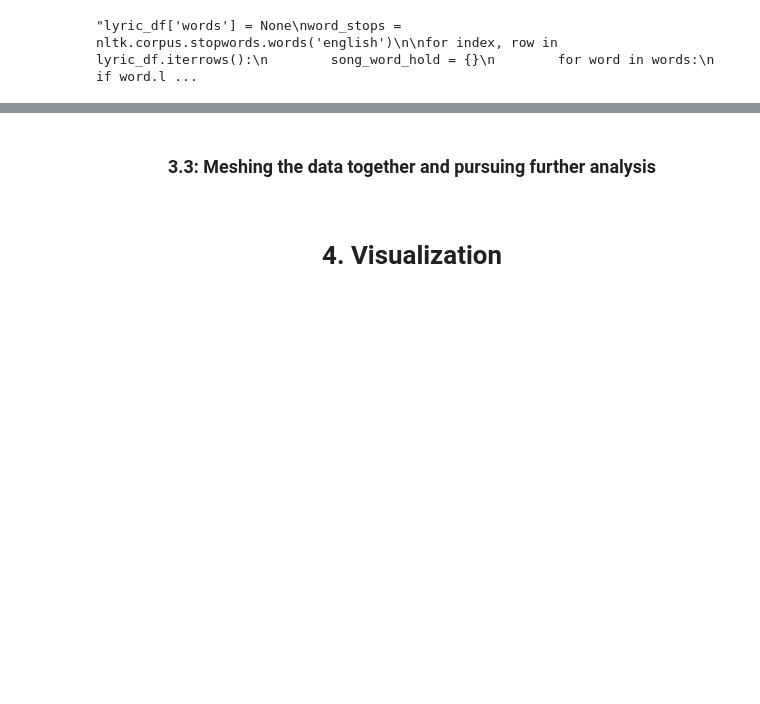
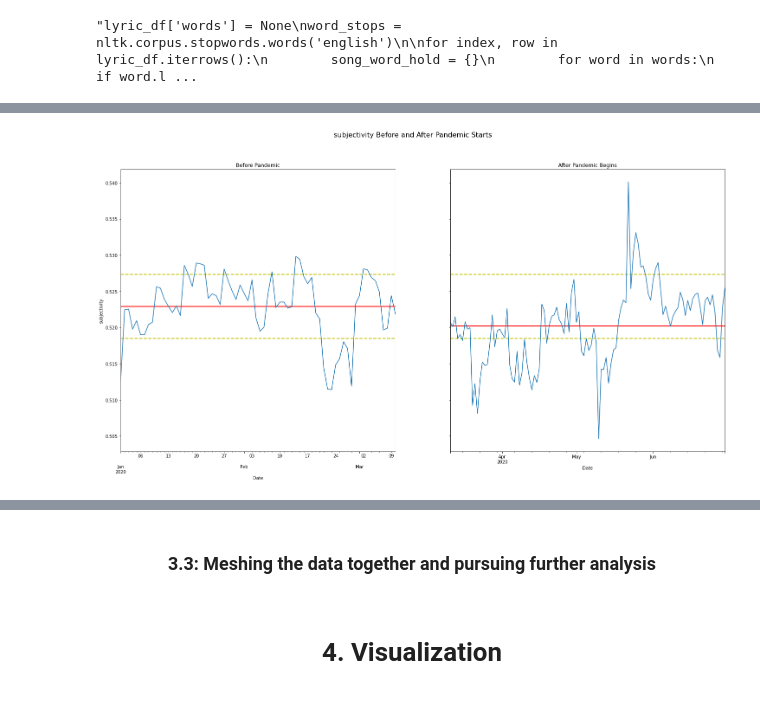
Before and after one commit to M-Sender/CS-Capstone, a Jupyter notebook: code/max.ipynb, the cells around one changed output, grey strips where cells are left out. Cells and saved outputs as stored; diff of their text form; code cells hidden in the pictures; blank space fills up the shorter version.

```diff
--- a/code/max.ipynb
+++ b/code/max.ipynb
@@ -298,0 +326,4 @@ Name: lyric, dtype: object
+# %%
+createMetricComparison_sentiment('subjectivity')
+# %% [output]
+[figure, added]
```
Also changed, not shown: parts of 11 cells of this notebook, 1 other file.
